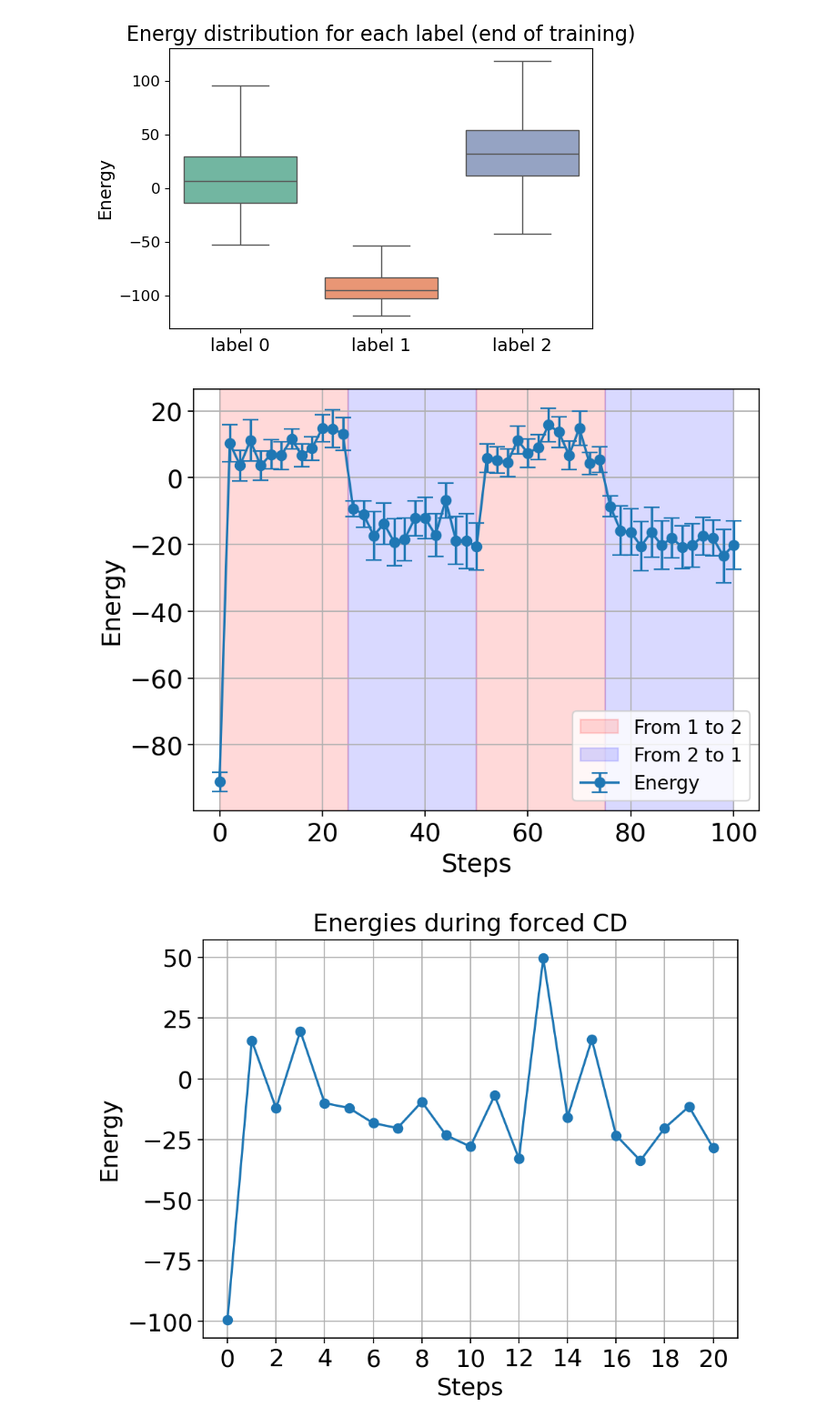
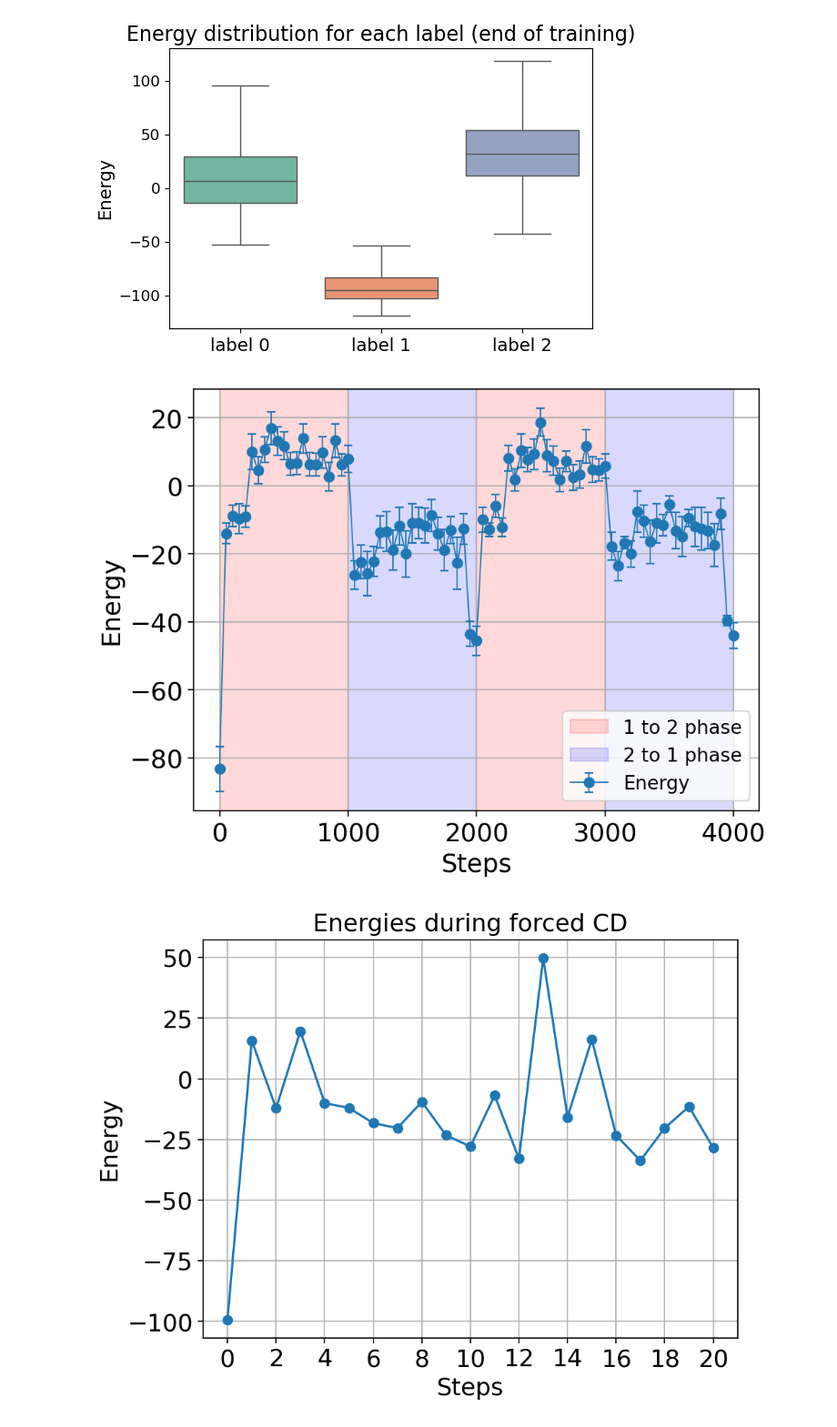
Before and after one commit to FrancescoLR02/LCP-Mod-B-Exercises, a Jupyter notebook: ex2_RBM/PerPunto5.ipynb, the cells around one changed output. Shown at 91% size. Saved outputs shown, nothing was run; the diff lists cells and outputs as text; code cells hidden in the pictures.

```diff
--- a/ex2_RBM/PerPunto5.ipynb
+++ b/ex2_RBM/PerPunto5.ipynb
@@ -1727,7 +1727,7 @@ def TransizioneFiga(VuoiPlottare = False, PercForzTrans = 0.5 ):
     # --------------------------------------------------------------
 
     ee=-1
-    NN=101
+    NN=4002
     Energies = np.zeros(NN)
     traj_x,traj_z = np.zeros((NN+2,D)), np.zeros((NN+2,L))
     xf=np.copy(ImageOfStart)
@@ -1739,8 +1739,8 @@ def TransizioneFiga(VuoiPlottare = False, PercForzTrans = 0.5 ):
     AF=10.
 
 
-    STEP_VERSO_TARGET = [i for i in range(NN-1) if (i // 25) % 2 == 0]
-    STEP_VERSO_START = [i for i in range(NN-1) if (i // 25) % 2 == 1]
+    STEP_VERSO_TARGET = [i for i in range(NN-1) if (i // 1000) % 2 == 0]
+    STEP_VERSO_START = [i for i in range(NN-1) if (i // 1000) % 2 == 1]
 
     for t in range(NN):
         # positive CD phase: generating fantasy zf from fantasy xf
@@ -1759,8 +1759,15 @@ def TransizioneFiga(VuoiPlottare = False, PercForzTrans = 0.5 ):
         # ----------------------modified part----------------------------------------
         if t in STEP_VERSO_TARGET:
             Target_Image = data[np.random.choice(np.where(label == Target_Label)[0])]
+            if t % 1000 < 200:
+                Perc_def = Percen_Target_Label * 0.8
+            elif t % 1000 >= 200 and t % 1000 < 900:
+                Perc_def = Percen_Target_Label
+            #else:
+            #    Perc_def = Percen_Target_Label * 0.8
+
             for i in range(D):
-                if np.random.uniform() > Percen_Target_Label:
+                if np.random.uniform() > Perc_def:
                         x_forced[i] = xf[i]
                 else:
                         x_forced[i] = Target_Image[i]
@@ -1769,8 +1776,14 @@ def TransizioneFiga(VuoiPlottare = False, PercForzTrans = 0.5 ):
 
         if t in STEP_VERSO_START:
             Target_Image = data[np.random.choice(np.where(label == LABELSTART)[0])]
+            if t % 1000 < 200:
+                Perc_def = Percen_Target_Label * 0.8
+            elif t % 1000 >= 200 and t % 1000 < 900:
+                Perc_def = Percen_Target_Label
+            else:
+                Perc_def = Percen_Target_Label * 0.8
             for i in range(D):
-                if np.random.uniform() > Percen_Target_Label:
+                if np.random.uniform() > Perc_def:
                         x_forced[i] = xf[i]
                 else:
                         x_forced[i] = Target_Image[i]
@@ -1824,4 +1837,4 @@ def TransizioneFiga(VuoiPlottare = False, PercForzTrans = 0.5 ):
 #Energies = [-95.5,32.3,14.6,16.4,21.7,13.6,-12.8,-26.4,-24.4,-29.6,-19.7,-8.9,3.4,12.3,60.4,-36.5,-29.8,-17.4,-25.1,-4.9,-23.7]
 # %%
 from joblib import Parallel, delayed
-Energies_totali = Parallel(n_jobs=-1)( delayed(TransizioneFiga)(PercForzTrans=0.55) for i in range(25) )
+Energies_totali = Parallel(n_jobs=-1)( delayed(TransizioneFiga)(PercForzTrans=0.53) for i in range(25) )
@@ -1835,31 +1844,31 @@ std_Energies_totali = np.std(Energies_totali,axis=0)/np.sqrt(25)
 # %%
 plt.figure(dpi=160)
 
-steps = range(len(Energies))
+steps = range(len(media_Energies_totali))
 
-plt.errorbar(steps[::2], media_Energies_totali[::2], std_Energies_totali[::2], marker='o', linestyle='-', capsize=5, label="Energy")
+plt.errorbar(steps[::50], media_Energies_totali[::50], std_Energies_totali[::50], marker='o', linestyle='-', linewidth=0.8, capsize=2.5, label="Energy")
 #plt.title("Energies during forced CD",fontsize=16)
 plt.xlabel("Steps",fontsize=16)
 plt.ylabel("Energy",fontsize=16)
 #plt.xticks(np.arange(0, len(Energies), 2))
 plt.grid(True)
 
 #aggiunta delle barre
-plt.axvspan(0+0.01, 25-0.01, color='red', alpha=0.15, label='From 1 to 2')
-plt.axvspan(25+0.01, 50-0.01, color='blue', alpha=0.15, label='From 2 to 1')
-plt.axvspan(50+0.01, 75-0.01, color='red', alpha=0.15, label='From 1 to 2')
-plt.axvspan(75+0.01, 100-0.01, color='blue', alpha=0.15, label='From 2 to 1')
+plt.axvspan(0+0.01, 1000-0.01, color='red', alpha=0.15, label='1 to 2 phase')
+plt.axvspan(1000+0.01, 2000-0.01, color='blue', alpha=0.15, label='2 to 1 phase')
+plt.axvspan(2000+0.01, 3000-0.01, color='red', alpha=0.15, label='1 to 2 phase')
+plt.axvspan(3000+0.01, 4000-0.01, color='blue', alpha=0.15, label='2 to 1 phase')
 
 # Mostra la legenda (evita doppioni)
 handles, labels = plt.gca().get_legend_handles_labels()
 by_label = dict(zip(labels, handles))
 plt.legend(by_label.values(), by_label.keys())
 
 
 plt.tick_params(axis='both', labelsize=16)
 plt.show()
 # %% [output]
-[figure, old version]
+[figure, new version]
 # %%
 plt.figure(dpi=160)
 
```
Also changed, not shown: parts of 2 cells of this notebook.
